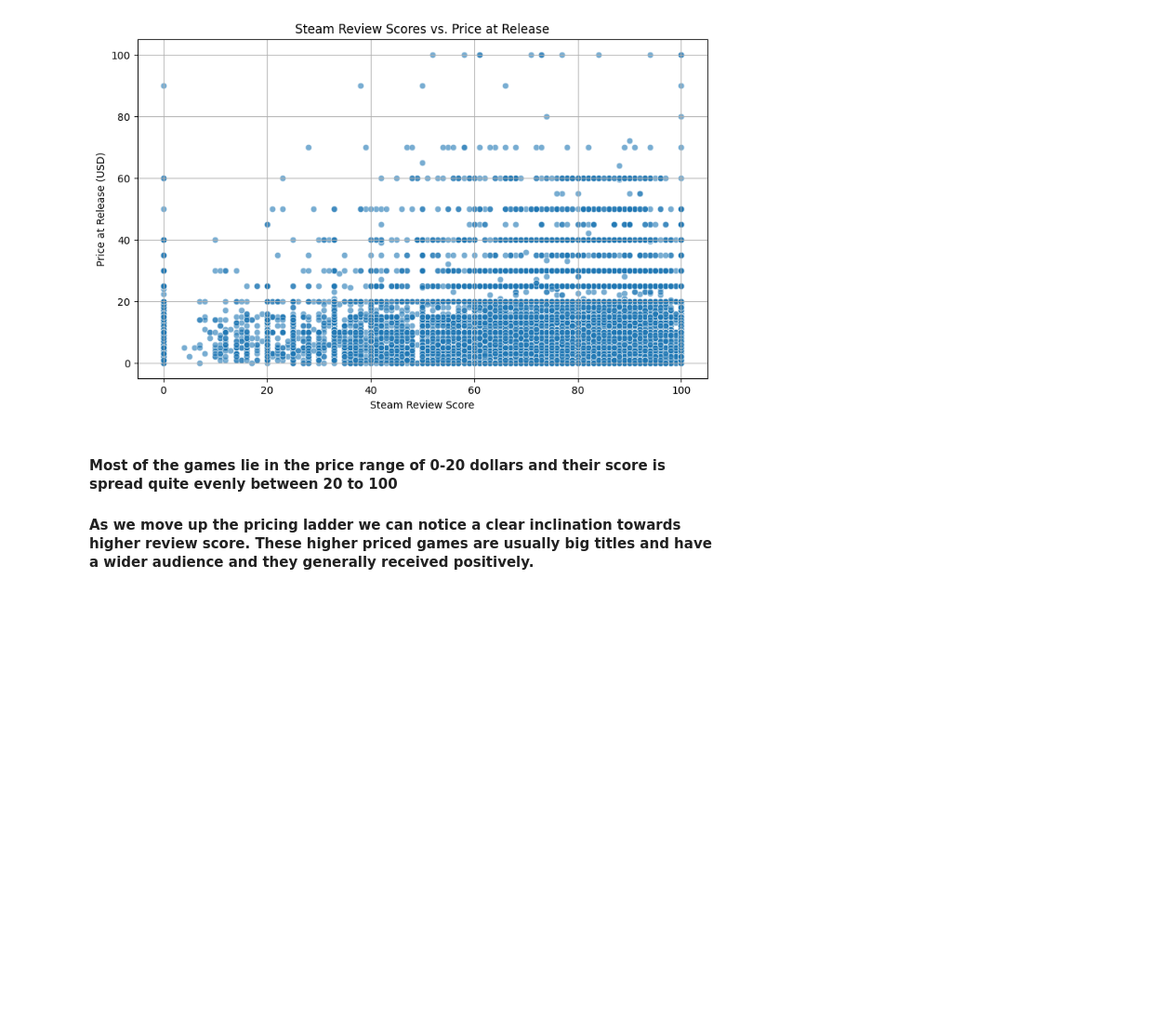
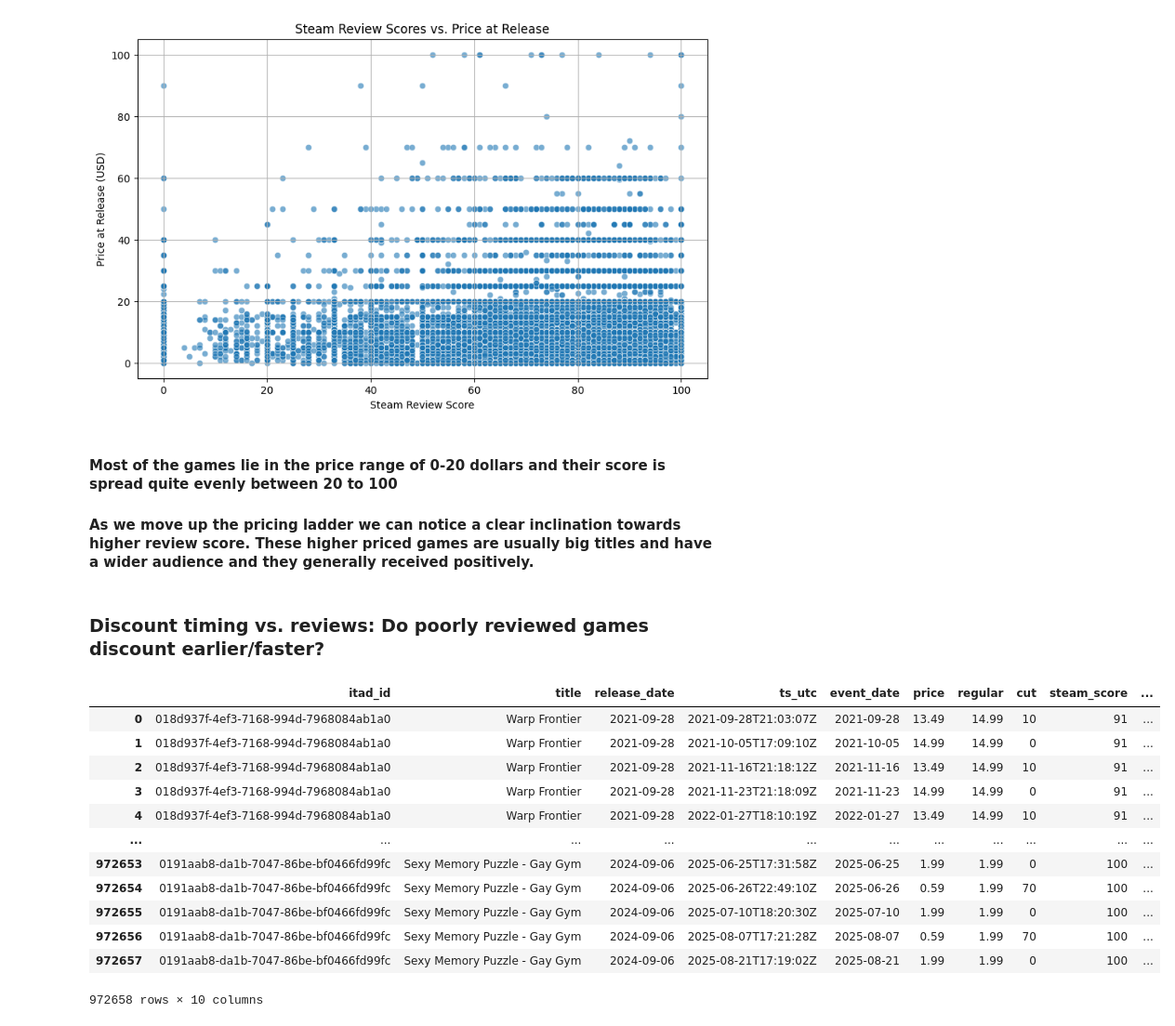
Before and after one commit to faraz1272/steam-discount-forecast, a Jupyter notebook: notebooks/EDA_Experimentation.ipynb, the cells around one changed output. Shown at 93% size. Drawn from its saved outputs; the diff is of its cells as text; code cells hidden in the pictures; blank space fills up the shorter version.

```diff
--- a/notebooks/EDA_Experimentation.ipynb
+++ b/notebooks/EDA_Experimentation.ipynb
@@ -1223,3 +1216,30 @@ plt.show()
 #### Most of the games lie in the price range of 0-20 dollars and their score is spread quite evenly between 20 to 100
 
 #### As we move up the pricing ladder we can notice a clear inclination towards higher review score. These higher priced games are usually big titles and have a wider audience and they generally received positively.
+# %% [markdown]
+### Discount timing vs. reviews: Do poorly reviewed games discount earlier/faster?
+# %%
+q_price_history = f"""
+            SELECT g.itad_id, g.title, g.release_date, he.ts_utc, date(he.ts_utc) AS event_date, he.price, he.regular, he.cut, r.score AS steam_score, r.count AS steam_count
+            FROM games g
+            JOIN reviews r ON g.itad_id = r.itad_id
+            JOIN history_events he ON g.itad_id = he.itad_id
+            WHERE r.source = 'Steam';
+            """
+
+price_history = pd.read_sql(q_price_history, con)
+price_history
+# %% [output]
+|  | itad_id | title | release_date | ts_utc | event_date | price | regular | cut | steam_score | ... |
+| 0 | 018d937f-4ef3-7168-994d-7968084ab1a0 | Warp Frontier | 2021-09-28 | 2021-09-28T21:03:07Z | 2021-09-28 | 13.49 | 14.99 | 10 | 91 | ... |
+| 1 | 018d937f-4ef3-7168-994d-7968084ab1a0 | Warp Frontier | 2021-09-28 | 2021-10-05T17:09:10Z | 2021-10-05 | 14.99 | 14.99 | 0 | 91 | ... |
+| 2 | 018d937f-4ef3-7168-994d-7968084ab1a0 | Warp Frontier | 2021-09-28 | 2021-11-16T21:18:12Z | 2021-11-16 | 13.49 | 14.99 | 10 | 91 | ... |
+| 3 | 018d937f-4ef3-7168-994d-7968084ab1a0 | Warp Frontier | 2021-09-28 | 2021-11-23T21:18:09Z | 2021-11-23 | 14.99 | 14.99 | 0 | 91 | ... |
+| 4 | 018d937f-4ef3-7168-994d-7968084ab1a0 | Warp Frontier | 2021-09-28 | 2022-01-27T18:10:19Z | 2022-01-27 | 13.49 | 14.99 | 10 | 91 | ... |
+| ... | ... | ... | ... | ... | ... | ... | ... | ... | ... | ... |
+| 972653 | 0191aab8-da1b-7047-86be-bf0466fd99fc | Sexy Memory Puzzle - Gay Gym | 2024-09-06 | 2025-06-25T17:31:58Z | 2025-06-25 | 1.99 | 1.99 | 0 | 100 | ... |
+| 972654 | 0191aab8-da1b-7047-86be-bf0466fd99fc | Sexy Memory Puzzle - Gay Gym | 2024-09-06 | 2025-06-26T22:49:10Z | 2025-06-26 | 0.59 | 1.99 | 70 | 100 | ... |
+| 972655 | 0191aab8-da1b-7047-86be-bf0466fd99fc | Sexy Memory Puzzle - Gay Gym | 2024-09-06 | 2025-07-10T18:20:30Z | 2025-07-10 | 1.99 | 1.99 | 0 | 100 | ... |
+| 972656 | 0191aab8-da1b-7047-86be-bf0466fd99fc | Sexy Memory Puzzle - Gay Gym | 2024-09-06 | 2025-08-07T17:21:28Z | 2025-08-07 | 0.59 | 1.99 | 70 | 100 | ... |
+| 972657 | 0191aab8-da1b-7047-86be-bf0466fd99fc | Sexy Memory Puzzle - Gay Gym | 2024-09-06 | 2025-08-21T17:19:02Z | 2025-08-21 | 1.99 | 1.99 | 0 | 100 | ... |
+972658 rows × 10 columns
```
Also changed, not shown: parts of 8 cells of this notebook.
